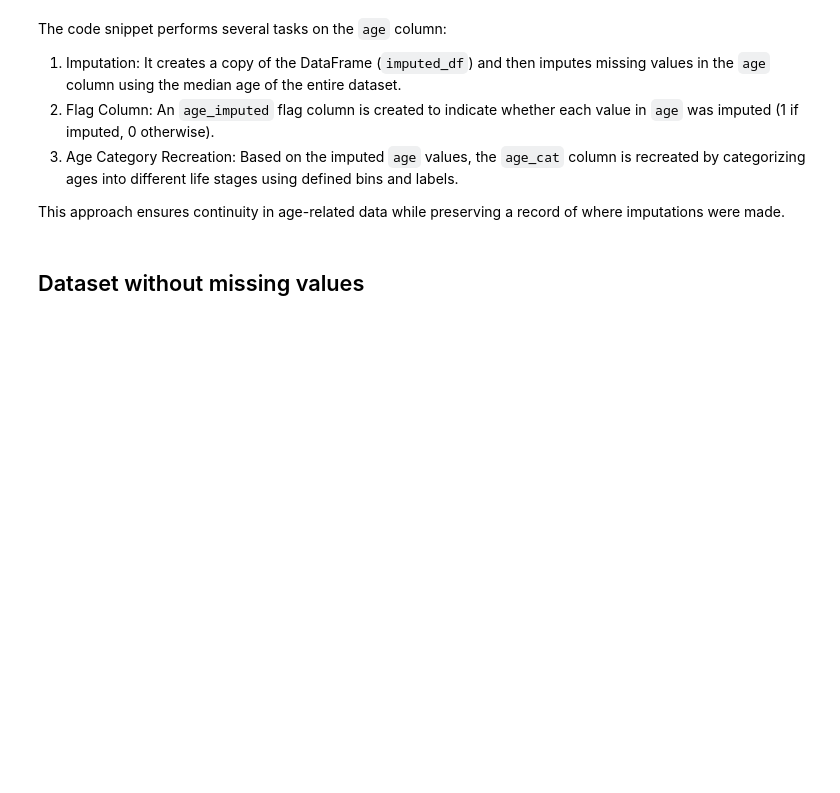
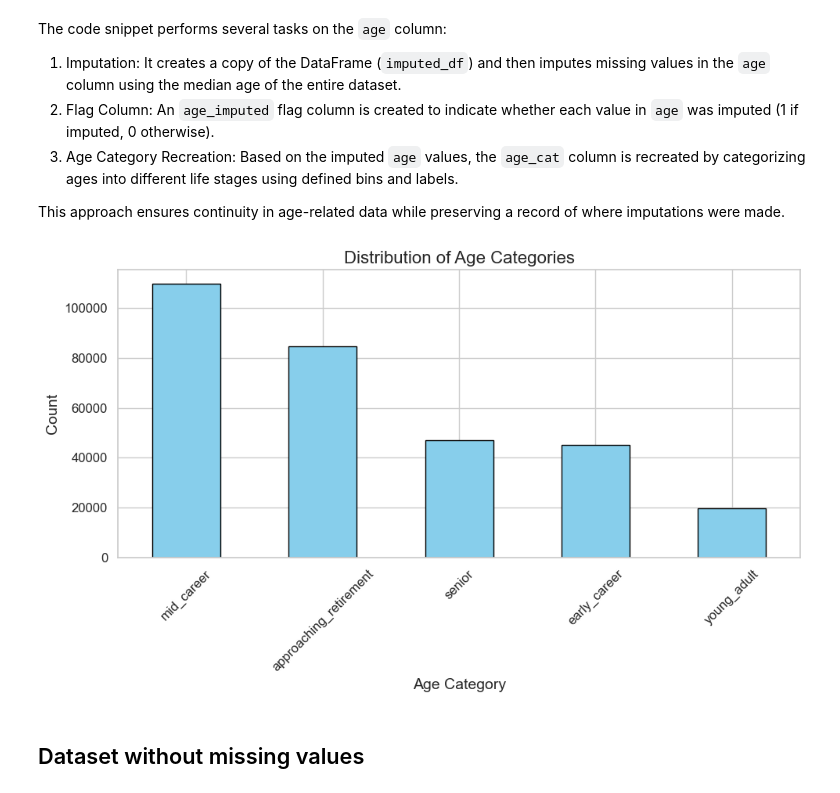
Before and after one commit to CoskunErden/Udacity_DS_Capstone_Project, a Jupyter notebook: starbucks_capstone.ipynb, the cells around one changed output. Drawn from its saved outputs; the diff is of its cells as text; code cells hidden in the pictures; blank space fills up the shorter version.

```diff
--- a/starbucks_capstone.ipynb
+++ b/starbucks_capstone.ipynb
@@ -1205,6 +1213,26 @@ The code snippet performs several tasks on the `age` column:
 3. Age Category Recreation: Based on the imputed `age` values, the `age_cat` column is recreated by categorizing ages into different life stages using defined bins and labels.
 
 This approach ensures continuity in age-related data while preserving a record of where imputations were made.
+# %%
+# Count the occurrences of each category in the age_cat column
+age_cat_counts = imputed_df['age_cat'].value_counts()
+
+# Plot the bar chart
+plt.figure(figsize=(10, 6))
+age_cat_counts.plot(kind='bar', color='skyblue', edgecolor='black')
+
+# Add titles and labels
+plt.title('Distribution of Age Categories', fontsize=16)
+plt.xlabel('Age Category', fontsize=14)
+plt.ylabel('Count', fontsize=14)
+plt.xticks(rotation=45, fontsize=12)
+plt.yticks(fontsize=12)
+
+# Display the chart
+plt.tight_layout()
+plt.show()
+# %% [output]
+[figure, added]
 # %% [markdown]
 ## Dataset without missing values
 # %%
```
Also changed, not shown: parts of 6 cells of this notebook.
